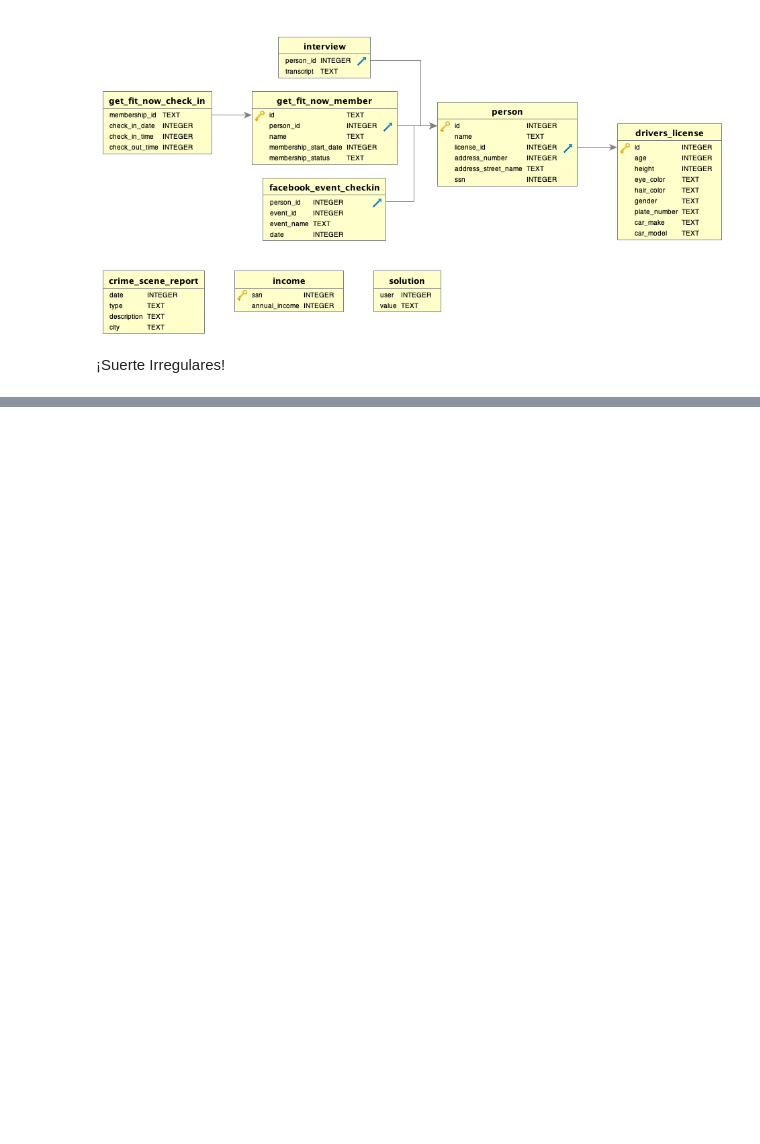
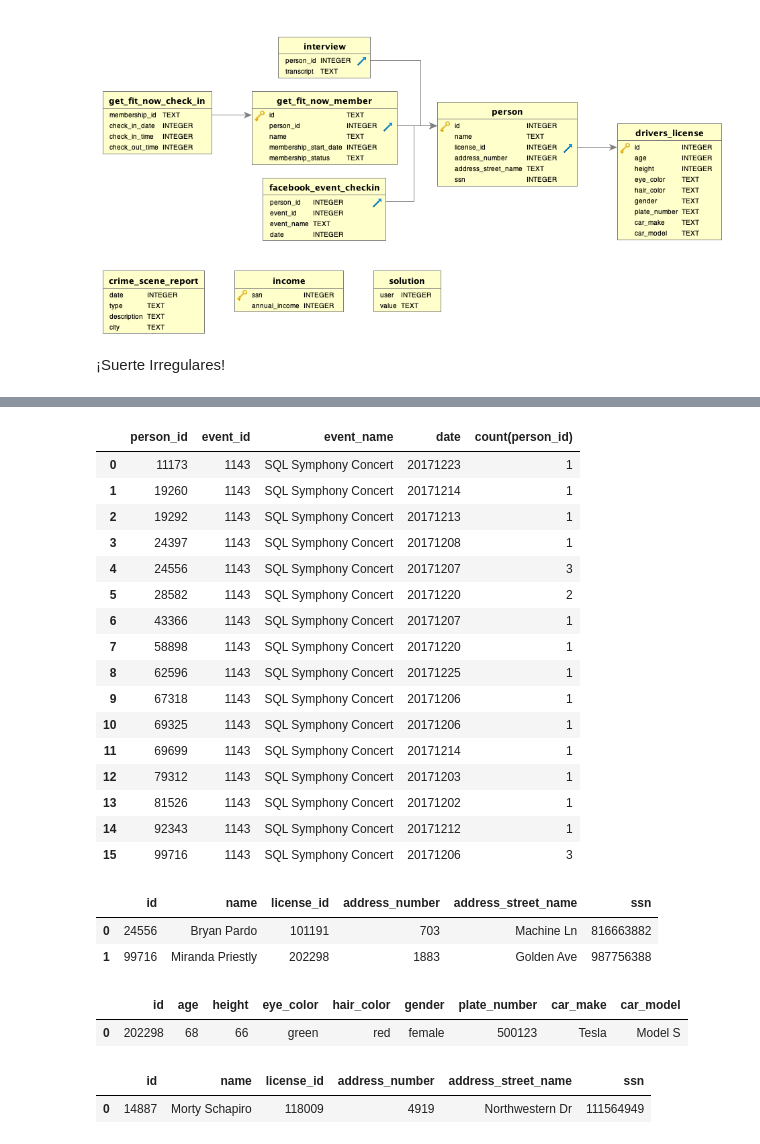
Before and after one commit to mankolepanto/team_challenge_2, a Jupyter notebook: Parte_I_SQL Game.ipynb, the cells around one changed output, grey strips where cells are left out. Cells and saved outputs as stored; diff of their text form; code cells hidden in the pictures; blank space fills up the shorter version.

```diff
--- a/Parte_I_SQL Game.ipynb
+++ b/Parte_I_SQL Game.ipynb
@@ -31,8 +31,7 @@ import pandas as pd
-# %%
-def sql_query(query):
-    connection = sqlite3.connect("./data/chinook.db")
-    con = connection.cursor()
-    con.execute(query)
-    ans = con.fetchall()
-    names = [description[0] for description in con.description]
-    return pd.DataFrame(ans,columns=names)
+# %%
+connection = sqlite3.connect('./data/sql-murder-mystery.db')
+cursor = connection.cursor()
+# %%
+def sql_query(query, c = connection):
+
+    return pd.read_sql(query, c)
@@ -38,0 +170,62 @@ def sql_query(query):
+# %%
+query = '''
+SELECT *, count(person_id)
+FROM facebook_event_checkin
+where event_name="SQL Symphony Concert" and date>20171200 and date<20180000
+Group By person_id
+'''
+df=sql_query(query)
+df
+# %% [output]
+|  | person_id | event_id | event_name | date | count(person_id) |
+| 0 | 11173 | 1143 | SQL Symphony Concert | 20171223 | 1 |
+| 1 | 19260 | 1143 | SQL Symphony Concert | 20171214 | 1 |
+| 2 | 19292 | 1143 | SQL Symphony Concert | 20171213 | 1 |
+| 3 | 24397 | 1143 | SQL Symphony Concert | 20171208 | 1 |
+| 4 | 24556 | 1143 | SQL Symphony Concert | 20171207 | 3 |
+| 5 | 28582 | 1143 | SQL Symphony Concert | 20171220 | 2 |
+| 6 | 43366 | 1143 | SQL Symphony Concert | 20171207 | 1 |
+| 7 | 58898 | 1143 | SQL Symphony Concert | 20171220 | 1 |
+| 8 | 62596 | 1143 | SQL Symphony Concert | 20171225 | 1 |
+| 9 | 67318 | 1143 | SQL Symphony Concert | 20171206 | 1 |
+| 10 | 69325 | 1143 | SQL Symphony Concert | 20171206 | 1 |
+| 11 | 69699 | 1143 | SQL Symphony Concert | 20171214 | 1 |
+| 12 | 79312 | 1143 | SQL Symphony Concert | 20171203 | 1 |
+| 13 | 81526 | 1143 | SQL Symphony Concert | 20171202 | 1 |
+| 14 | 92343 | 1143 | SQL Symphony Concert | 20171212 | 1 |
+| 15 | 99716 | 1143 | SQL Symphony Concert | 20171206 | 3 |
+# %%
+query = '''
+SELECT *
+FROM person
+where id in (24556,99716)
+'''
+df=sql_query(query)
+df
+# %% [output]
+|  | id | name | license_id | address_number | address_street_name | ssn |
+| 0 | 24556 | Bryan Pardo | 101191 | 703 | Machine Ln | 816663882 |
+| 1 | 99716 | Miranda Priestly | 202298 | 1883 | Golden Ave | 987756388 |
+# %%
+query = '''
+SELECT *
+FROM drivers_license
+where id = 202298
+'''
+df=sql_query(query)
+df
+# %% [output]
+|  | id | age | height | eye_color | hair_color | gender | plate_number | car_make | car_model |
+| 0 | 202298 | 68 | 66 | green | red | female | 500123 | Tesla | Model S |
+# %%
+query = '''
+SELECT *
+FROM person
+where address_street_name="Northwestern Dr"
+Order by address_number Desc
+'''
+df=sql_query(query)
+df.head(1)
+# %% [output]
+|  | id | name | license_id | address_number | address_street_name | ssn |
+| 0 | 14887 | Morty Schapiro | 118009 | 4919 | Northwestern Dr | 111564949 |
```
Also changed, not shown: parts of 25 cells of this notebook.
